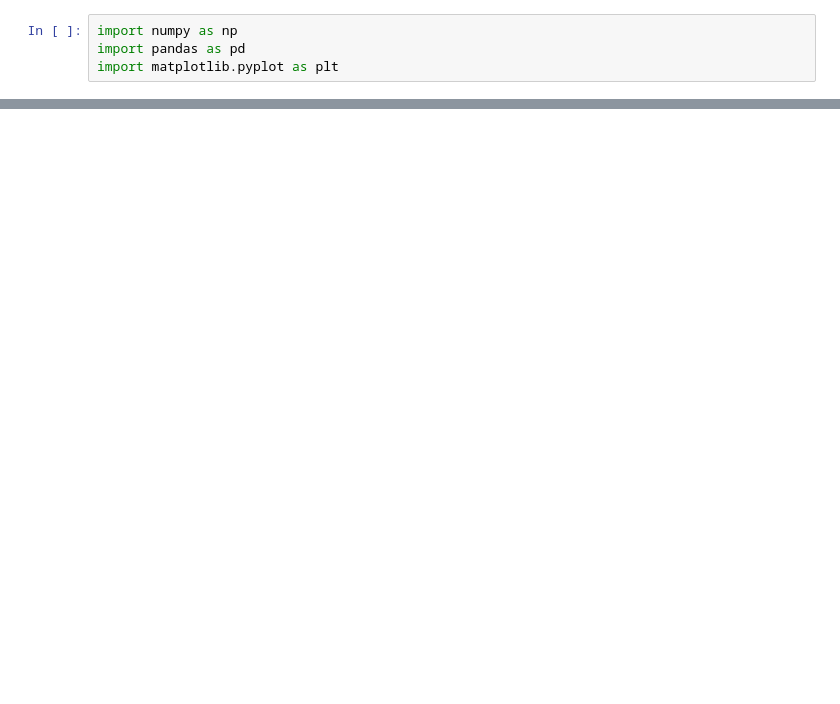
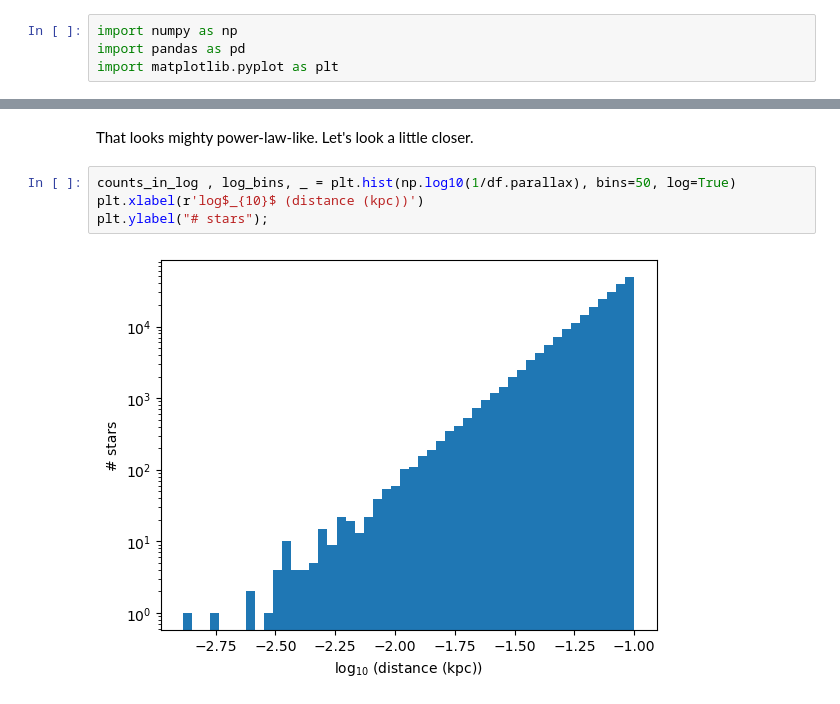
Before and after one commit to wrighj26/scicomp2_F25_wright, a Jupyter notebook: notebooks/Solar Neighborhood w Gaia.ipynb, the cells around one changed output, grey strips where cells are left out. Saved outputs shown, nothing was run; the diff lists cells and outputs as text; blank space fills up the shorter version.

```diff
--- a/notebooks/Solar Neighborhood w Gaia.ipynb
+++ b/notebooks/Solar Neighborhood w Gaia.ipynb
@@ -58,0 +83,8 @@ It's difficult to see what's going on in the high density regions, so let's work
+# %% [markdown]
+That looks mighty power-law-like.  Let's look a little closer.
+# %%
+counts_in_log , log_bins, _ = plt.hist(np.log10(1/df.parallax), bins=50, log=True)
+plt.xlabel(r'log$_{10}$ (distance (kpc))')
+plt.ylabel("# stars");
+# %% [output]
+[figure, added]
```
Also changed, not shown: parts of 18 cells of this notebook.
